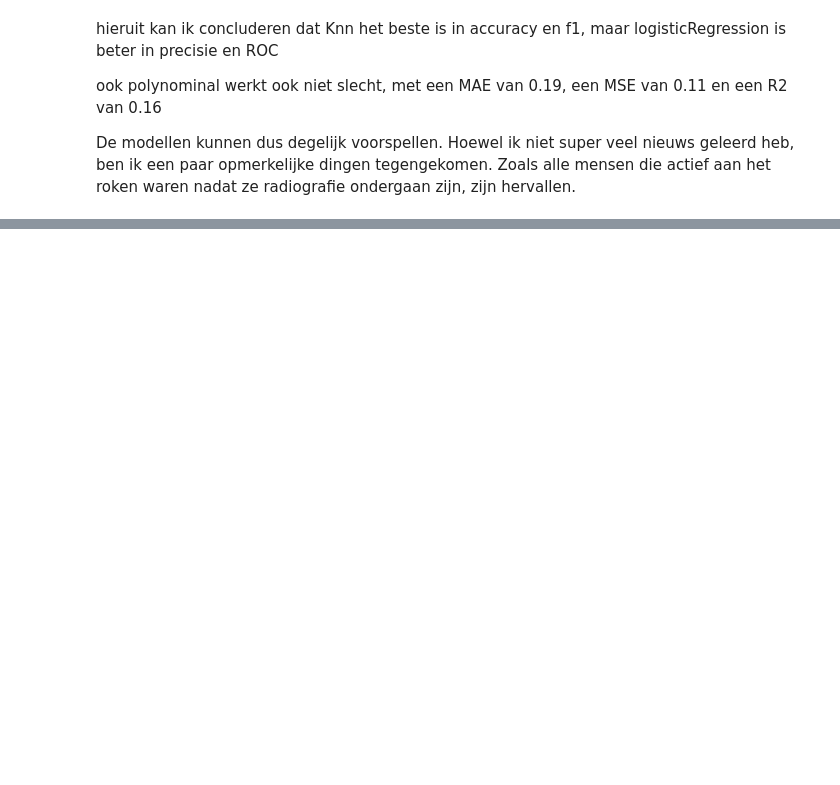
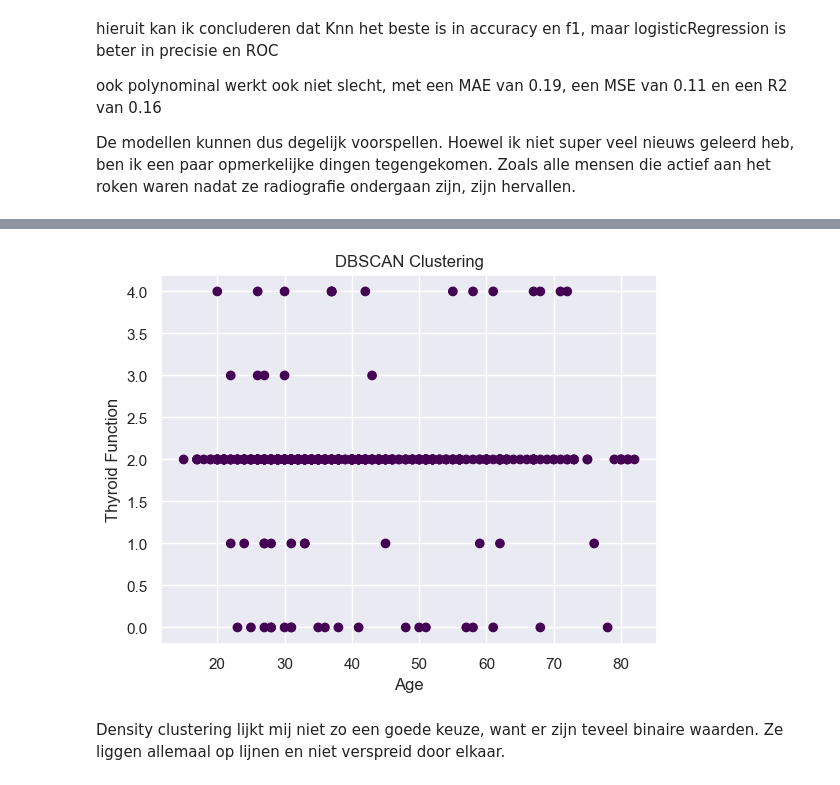
Before and after one commit to JenteW/2IMS_programming, a Jupyter notebook: Data science fundamentals/examen/exam.ipynb, the cells around one changed output, grey strips where cells are left out. Drawn from its saved outputs; the diff is of its cells as text; code cells hidden in the pictures; blank space fills up the shorter version.

```diff
--- a/Data science fundamentals/examen/exam.ipynb
+++ b/Data science fundamentals/examen/exam.ipynb
@@ -819,0 +865,26 @@ De modellen kunnen dus degelijk voorspellen. Hoewel ik niet super veel nieuws ge
+# %%
+from sklearn.cluster import DBSCAN
+import matplotlib.pyplot as plt
+
+# Select the features for clustering
+X = df_numerical[['Age', 'Thyroid Function']]
+
+# Create a DBSCAN model
+dbscan = DBSCAN(eps=3, min_samples=2)
+
+# Fit the model to the data
+dbscan.fit(X)
+
+# Get the labels assigned to each data point
+labels = dbscan.labels_
+
+# Plot the clusters
+plt.scatter(X['Age'], X['Thyroid Function'], c=labels, cmap='viridis')
+plt.xlabel('Age')
+plt.ylabel('Thyroid Function')
+plt.title('DBSCAN Clustering')
+plt.show()
+# %% [output]
+[figure, added]
+# %% [markdown]
+Density clustering lijkt mij niet zo een goede keuze, want er zijn teveel binaire waarden. Ze liggen allemaal op lijnen en niet verspreid door elkaar.
```
Also changed, not shown: parts of 7 cells of this notebook.
